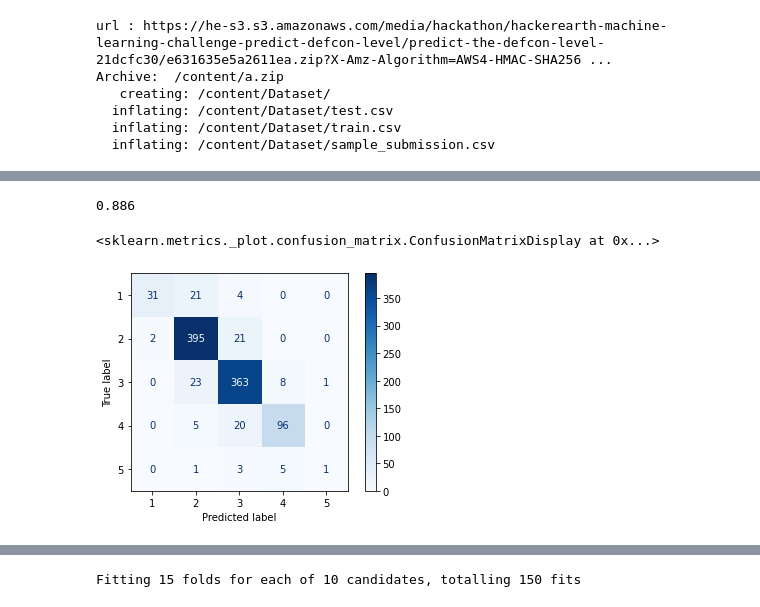
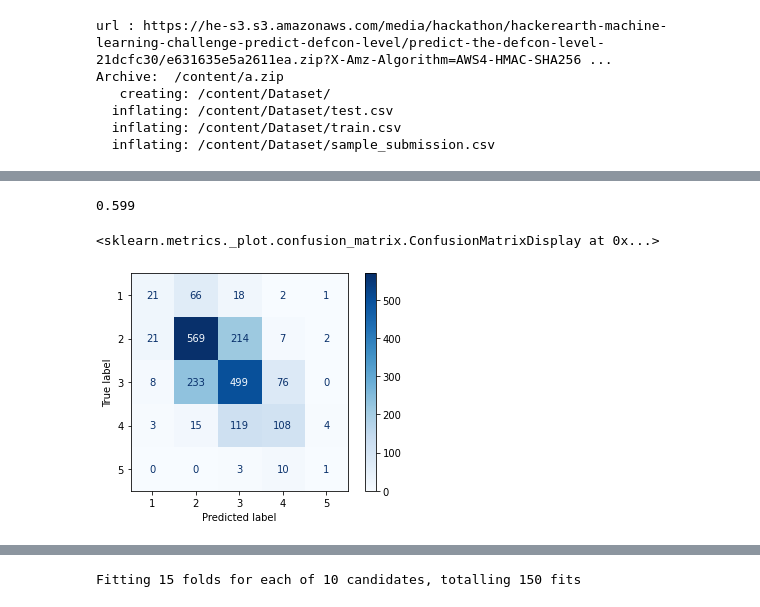
Before and after one commit to rocklouis055/Machine-Learning, a Jupyter notebook: MLhackerearth_xgbc_q2.ipynb, the cells around one changed output, grey strips where cells are left out. Saved outputs shown, nothing was run; the diff lists cells and outputs as text; code cells hidden in the pictures.

```diff
--- a/MLhackerearth_xgbc_q2.ipynb
+++ b/MLhackerearth_xgbc_q2.ipynb
@@ -76,10 +95,10 @@ None
 # %%
 print(train.columns)
-col=['Allied_Nations',
+print(test.columns)
+col=['Allied_Nations', 'Diplomatic_Meetings_Set',
        'Percent_Of_Forces_Mobilized', 'Hostile_Nations', 'Active_Threats',
-       'Inactive_Threats', 'Citizen_Fear_Index', 'Closest_Threat_Distance(km)', 'Troops_Mobilized(thousands)','Aircraft_Carriers_Responding_0', 'Aircraft_Carriers_Responding_1',
-       'Aircraft_Carriers_Responding_2','Diplomatic_Meetings_Set_0', 'Diplomatic_Meetings_Set_1',
-       'Diplomatic_Meetings_Set_2']
+       'Inactive_Threats', 'Citizen_Fear_Index', 'Closest_Threat_Distance(km)',
+       'Aircraft_Carriers_Responding', 'Troops_Mobilized(thousands)','rat1','rat2','rat3']
 targetcol=['DEFCON_Level']
 finalcol=['ID']+(targetcol)
 # %% [output]
@@ -109,0 +133,3 @@ train
+# %%
+train[col]=train[col].apply(lambda x:x/x.max())
+test[col]=test[col].apply(lambda x:x/x.max())
@@ -110,5 +168,5 @@ train
 # %%
-xtrain,xtest,ytrain,ytest=tts(train[col],train[targetcol],test_size=0.1,shuffle=False)
+xtrain,xtest,ytrain,ytest=tts(train[col],train[targetcol],test_size=0.2,shuffle=True)
 # %%
 xtrain.shape,ytrain.shape,xtest.shape,ytest.shape
 # %% [output]
@@ -132,9 +194,8 @@ xtrain
 # %%
-xgbc=XGBClassifier(max_depth =1000,n_estimators = 1000,colsample_bytree=0.5, gamma=2, learning_rate=0.1,
-              min_child_weight=3, objective='multi:softprob', subsample=0.3)#colsample_bytree=0.5, gamma=4, learning_rate=0.2, max_depth=12,min_child_weight=5, objective='multi:softprob')
+xgbc=XGBClassifier(max_depth =10000,n_estimators = 10000,colsample_bytree=1, gamma=0.1, learning_rate=0.01,
+              min_child_weight=1, objective='multi:softprob', subsample=1)#colsample_bytree=0.5, gamma=4, learning_rate=0.2, max_depth=12,min_child_weight=5, objective='multi:softprob')
 #n_estimators = 1000, max_depth =1000, learning_rate = 0.01)
-xgbc.fit(train[col],train[targetcol])
-
-print(score(ytest[targetcol],xgbc.predict(xtest)))
+xgbc.fit(xtrain,ytrain[targetcol])
+print(score((ytest),(xgbc.predict(xtest))))
 # %% [output]
-0.886
+0.599
@@ -141,8 +205,8 @@ print(score(ytest[targetcol],xgbc.predict(xtest)))
 # %%
-cm(xgbc,xtest,ytest[targetcol],cmap='Blues')
+cm(xgbc,xtest,ytest,cmap='Blues')
 # %% [output]
 <sklearn.metrics._plot.confusion_matrix.ConfusionMatrixDisplay at 0x...>
-[figure, old version]
+[figure, new version]
 # %%
 display(test.head())
 #test.color_type=le.transform(test.color_type)
```
Also changed, not shown: parts of 15 cells of this notebook.
